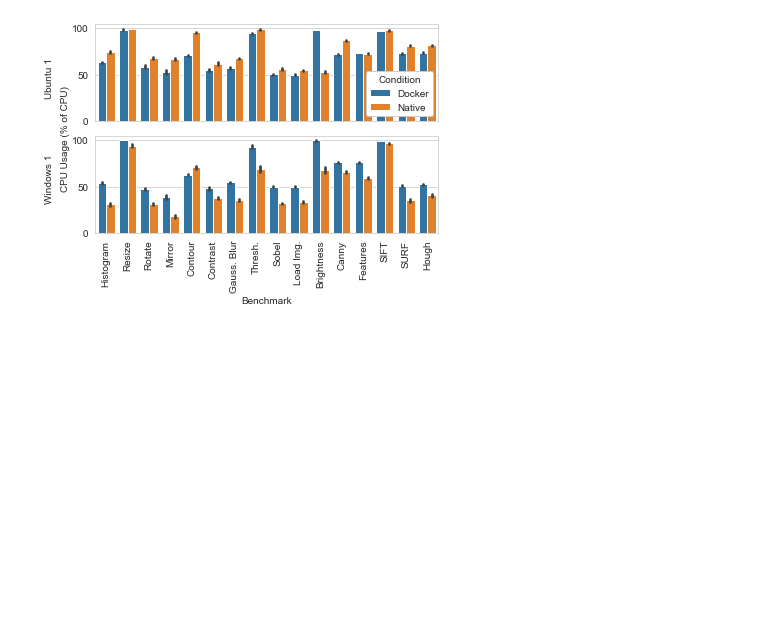
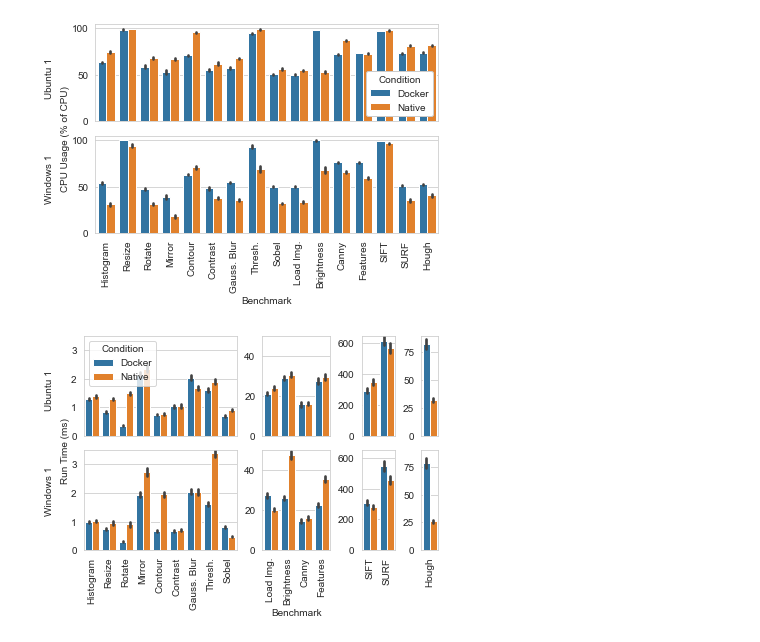
Before and after one commit to gzinck/docker-eval, a Jupyter notebook: data-analysis/docker_results.ipynb, the cells around one changed output. Saved outputs shown, nothing was run; the diff lists cells and outputs as text; code cells hidden in the pictures; blank space fills up the shorter version.

Commit message:
Added two more single column graphs

```diff
--- a/data-analysis/docker_results.ipynb
+++ b/data-analysis/docker_results.ipynb
@@ -1173,3 +1173,73 @@ fig.text(0, 0.45, 'Windows 1', va='center', rotation='vertical')
 plt.savefig('CPUMachine3SingleCol.pdf')
 # %% [output]
 [figure]
+# %%
+fig = plt.figure(constrained_layout=True)
+fig.set_figwidth(5.5)
+fig.set_figheight(4)
+widths=[0.9, 9, 4, 2, 1]
+gs = fig.add_gridspec(ncols=5, nrows=2, width_ratios=widths)
+
+benchSets = [
+  ['Compute Histogram', 'Resize', 'Rotate', 'Mirror', 'Contour', 'Contrast Randomization',
+   'Gaussian Blur', 'Mean Thresholding', 'Gradient Sobel'],
+  ['Load Image', 'Brightness Randomization', 'Compute Canny', 'Good Features'],
+  ['SIFT', 'SURF'],
+  ['Hough Lines']
+]
+abbrs = [
+    ['Histogram', 'Resize', 'Rotate', 'Mirror', 'Contour', 'Contrast',
+    'Gauss. Blur',  'Thresh.', 'Sobel'],
+    ['Load Img.', 'Brightness', 'Canny', 'Features'],
+    ['SIFT', 'SURF'],
+    ['Hough']
+]
+limits = [3.5, 50, 650, 90]
+
+
+devices = ['Ubuntu 1', 'Windows 1']
+
+axes = [[fig.add_subplot(gs[row, i:i+1]) for i in range(1, 5)] for row in range(len(devices))]
+
+for row, device in enumerate(devices):
+  for col, benches in enumerate(benchSets):
+    # Get the docker condition into a dataframe
+    all_3_v1 = all_df[
+      (all_df['Device'] == device)
+      & (all_df['Benchmark'].isin(benches))
+    ]
+
+    sns.barplot(x="Benchmark", y="Run Time (ms)",
+                hue="Condition", ax=axes[row][col],
+                data=all_3_v1)
+
+    # Hide the legend, except for the first fig
+    if row != 0 or col != 0:
+      axes[row][col].get_legend().set_visible(False)
+    else:
+      axes[row][col].legend(loc='upper left', title='Condition')
+
+    # Modify x_ticklabels based on the row
+    if row < 1:
+      axes[row][col].set_xticklabels([])
+    else:
+      axes[row][col].set_xticklabels(abbrs[col], rotation=90)
+
+    # Remove y axis
+    #   if row != 1:
+    axes[row][col].set_ylabel(None)
+
+    # Remove x axis
+    if row != 1 or col != 1:
+      axes[row][col].set_xlabel(None)
+
+    # Set the y limit
+    axes[row][col].set_ylim(ymax=limits[col])
+
+fig.text(0, 0.80, 'Ubuntu 1', va='center', rotation='vertical')
+fig.text(0.04, 0.59, 'Run Time (ms)', va='center', rotation='vertical')
+fig.text(0, 0.45, 'Windows 1', va='center', rotation='vertical')
+
+plt.savefig('AbsRuntimeMachine3SingleCol.pdf')
+# %% [output]
+[figure, added]
```
